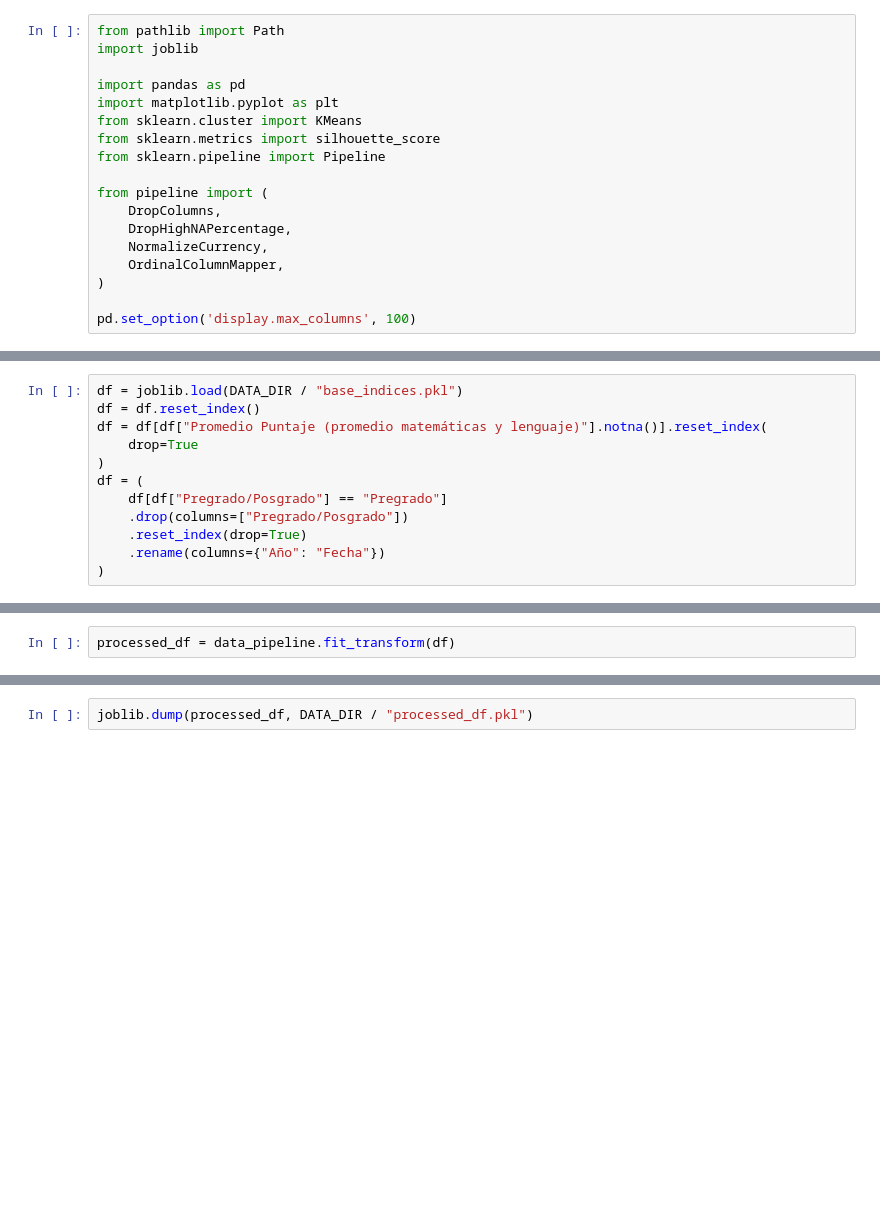
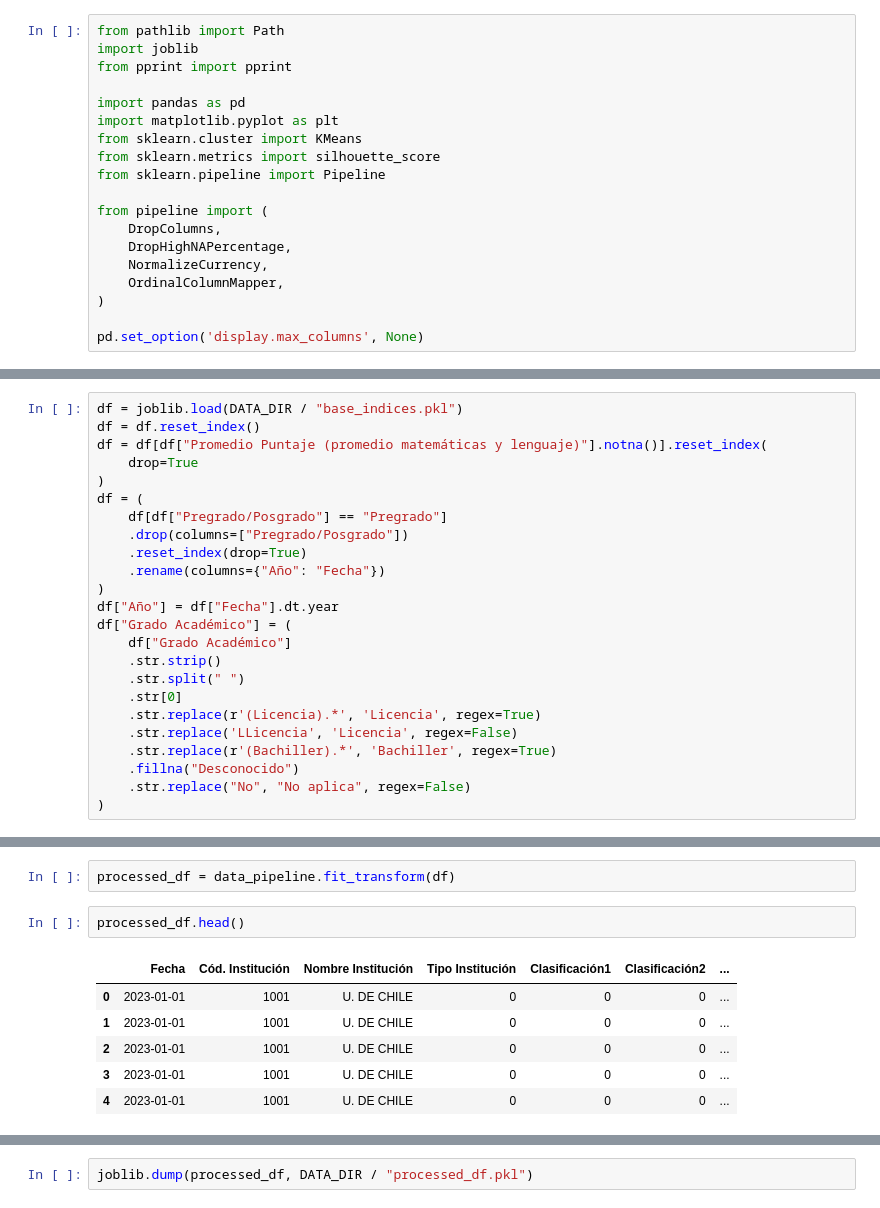
Before and after one commit to pabloskewes/proyecto-mineria-de-datos, a Jupyter notebook: hito3/exploracion.ipynb, the cells around one changed output, grey strips where cells are left out. Drawn from its saved outputs; the diff is of its cells as text; blank space fills up the shorter version.

```diff
--- a/hito3/exploracion.ipynb
+++ b/hito3/exploracion.ipynb
@@ -1,6 +1,7 @@
 # %%
 from pathlib import Path
 import joblib
+from pprint import pprint
 
 import pandas as pd
 import matplotlib.pyplot as plt
@@ -15,4 +16,4 @@ from pipeline import (
     OrdinalColumnMapper,
 )
 
-pd.set_option('display.max_columns', 100)
+pd.set_option('display.max_columns', None)
@@ -34,3 +50,15 @@ df = (
     .reset_index(drop=True)
     .rename(columns={"Año": "Fecha"})
 )
+df["Año"] = df["Fecha"].dt.year
+df["Grado Académico"] = (
+    df["Grado Académico"]
+    .str.strip()
+    .str.split(" ")
+    .str[0]
+    .str.replace(r'(Licencia).*', 'Licencia', regex=True)
+    .str.replace('LLicencia', 'Licencia', regex=False)
+    .str.replace(r'(Bachiller).*', 'Bachiller', regex=True)
+    .fillna("Desconocido")
+    .str.replace("No", "No aplica", regex=False)
+)
@@ -92,3 +84,12 @@ Pipeline(steps=[('drop_columns', DropColumns()),
                 ('ordinal_encoder', OrdinalColumnMapper())])
 # %%
 processed_df = data_pipeline.fit_transform(df)
+# %%
+processed_df.head()
+# %% [output]
+|  | Fecha | Cód. Institución | Nombre Institución | Tipo Institución | Clasificación1 | Clasificación2 | ... |
+| 0 | 2023-01-01 | 1001 | U. DE CHILE | 0 | 0 | 0 | ... |
+| 1 | 2023-01-01 | 1001 | U. DE CHILE | 0 | 0 | 0 | ... |
+| 2 | 2023-01-01 | 1001 | U. DE CHILE | 0 | 0 | 0 | ... |
+| 3 | 2023-01-01 | 1001 | U. DE CHILE | 0 | 0 | 0 | ... |
+| 4 | 2023-01-01 | 1001 | U. DE CHILE | 0 | 0 | 0 | ... |
```
Also changed, not shown: parts of 8 cells of this notebook, 1 other file.
